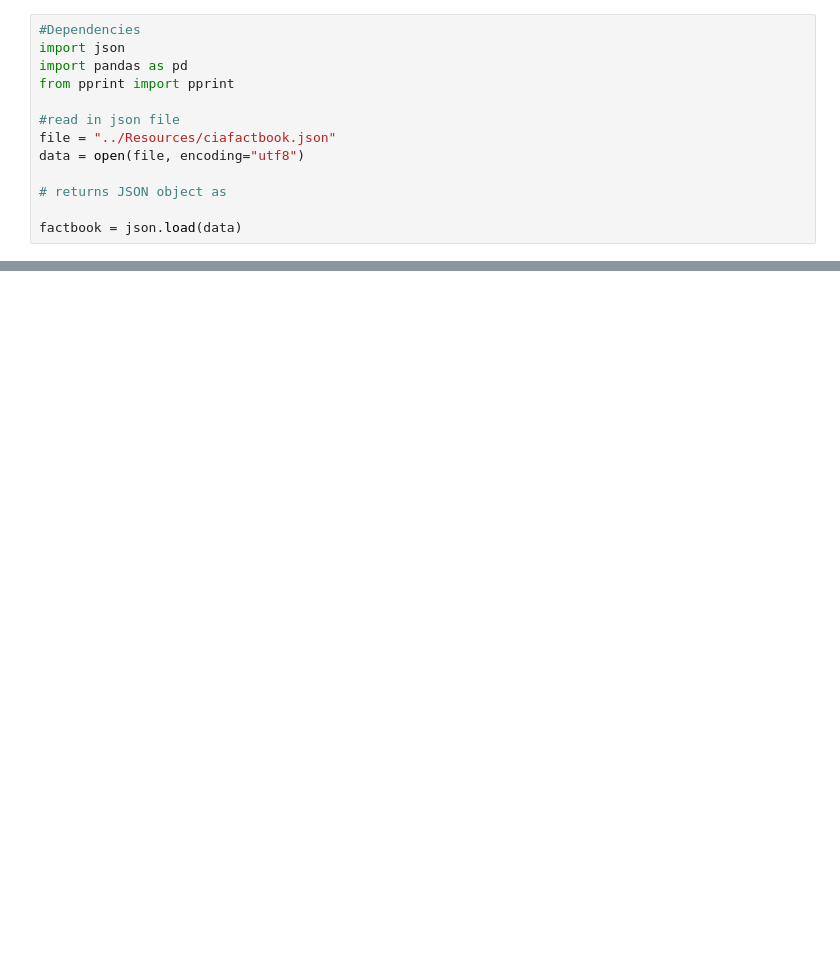
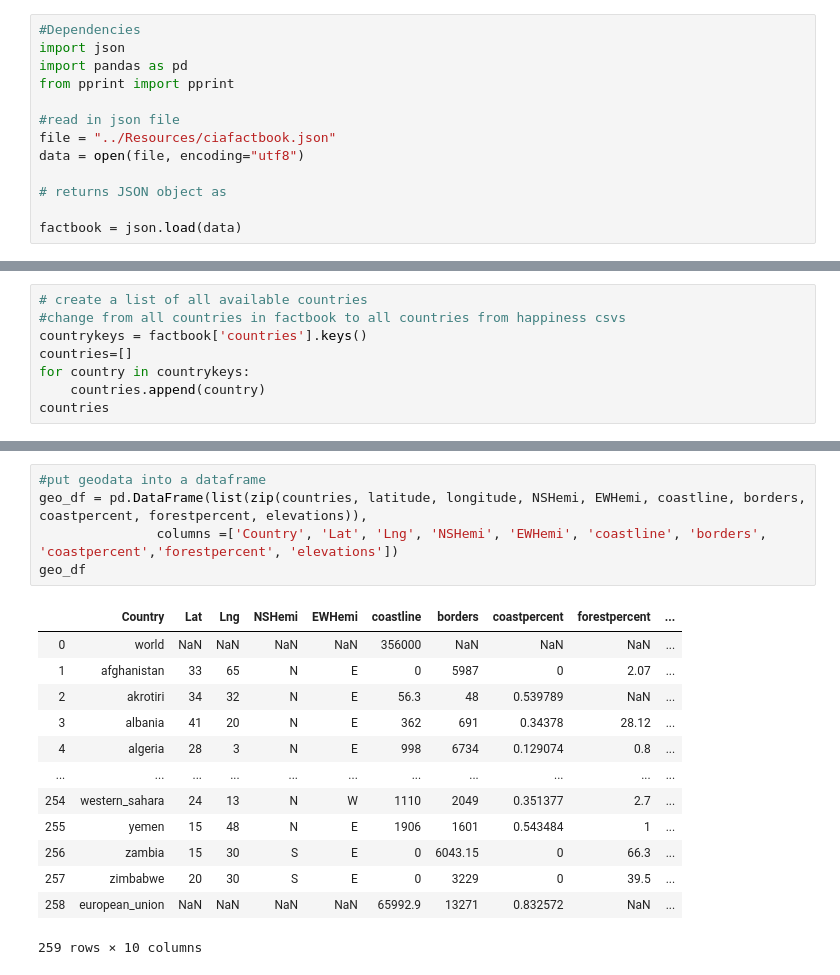
Before and after one commit to DavidObembe/Blue-Barracudas-group-2-, a Jupyter notebook: CIAFacts/CIAFacts.ipynb, the cells around one changed output, grey strips where cells are left out. Cells and saved outputs as stored; diff of their text form; blank space fills up the shorter version.

```diff
--- a/CIAFacts/CIAFacts.ipynb
+++ b/CIAFacts/CIAFacts.ipynb
@@ -69,0 +16,8 @@ countries = ['afghanistan', 'albania', 'algeria', 'andorra', 'angola', 'anguilla
+# %%
+# create a list of all available countries
+#change from all countries in factbook to all countries from happiness csvs
+countrykeys = factbook['countries'].keys()
+countries=[]
+for country in countrykeys:
+    countries.append(country)
+countries
@@ -88 +121,20 @@ antigua_and_barbuda has no result
+# %%
+#put geodata into a dataframe
+geo_df = pd.DataFrame(list(zip(countries, latitude, longitude, NSHemi, EWHemi, coastline, borders, coastpercent, forestpercent, elevations)),
+               columns =['Country', 'Lat', 'Lng', 'NSHemi', 'EWHemi', 'coastline', 'borders', 'coastpercent','forestpercent', 'elevations'])
+geo_df
+# %% [output]
+|  | Country | Lat | Lng | NSHemi | EWHemi | coastline | borders | coastpercent | forestpercent | ... |
+| 0 | world | NaN | NaN | NaN | NaN | 356000 | NaN | NaN | NaN | ... |
+| 1 | afghanistan | 33 | 65 | N | E | 0 | 5987 | 0 | 2.07 | ... |
+| 2 | akrotiri | 34 | 32 | N | E | 56.3 | 48 | 0.539789 | NaN | ... |
+| 3 | albania | 41 | 20 | N | E | 362 | 691 | 0.34378 | 28.12 | ... |
+| 4 | algeria | 28 | 3 | N | E | 998 | 6734 | 0.129074 | 0.8 | ... |
+| ... | ... | ... | ... | ... | ... | ... | ... | ... | ... | ... |
+| 254 | western_sahara | 24 | 13 | N | W | 1110 | 2049 | 0.351377 | 2.7 | ... |
+| 255 | yemen | 15 | 48 | N | E | 1906 | 1601 | 0.543484 | 1 | ... |
+| 256 | zambia | 15 | 30 | S | E | 0 | 6043.15 | 0 | 66.3 | ... |
+| 257 | zimbabwe | 20 | 30 | S | E | 0 | 3229 | 0 | 39.5 | ... |
+| 258 | european_union | NaN | NaN | NaN | NaN | 65992.9 | 13271 | 0.832572 | NaN | ... |
+259 rows × 10 columns
 # %%
```
Also changed, not shown: parts of 22 cells of this notebook.
